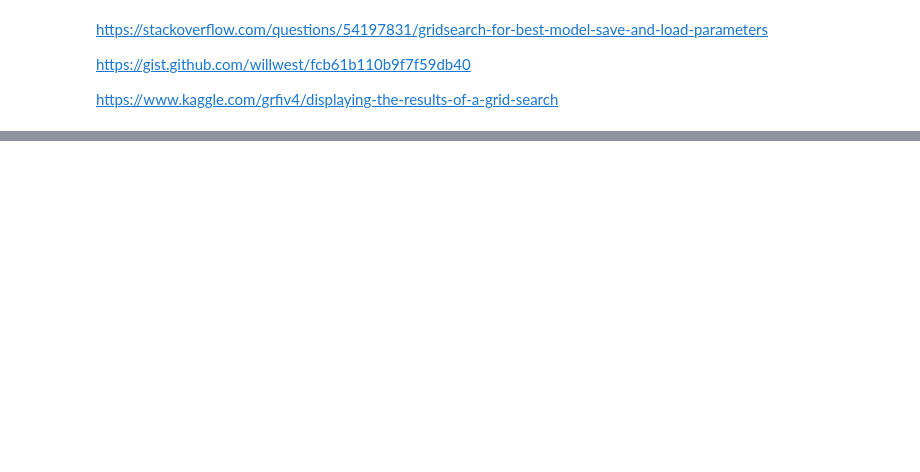
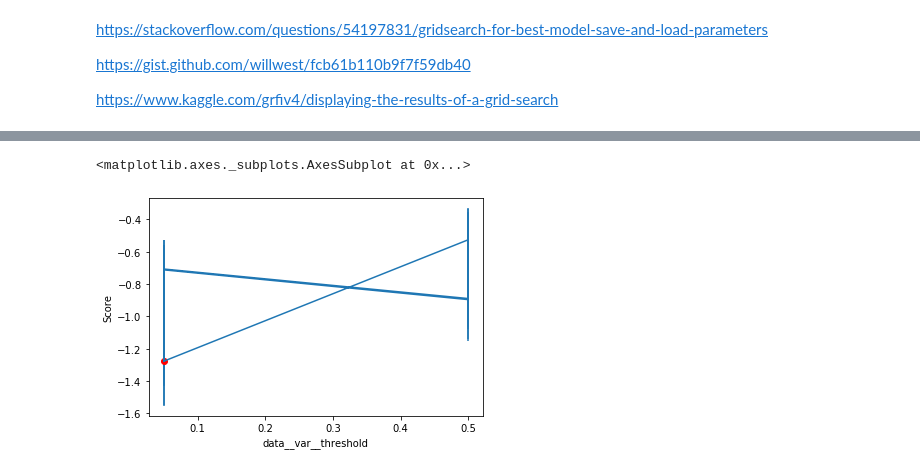
Before and after one commit to lineojcd/aml-2019, a Jupyter notebook: task1/test_pipeline.ipynb, the cells around one changed output, grey strips where cells are left out. Cells and saved outputs as stored; diff of their text form; code cells hidden in the pictures; blank space fills up the shorter version.

```diff
--- a/task1/test_pipeline.ipynb
+++ b/task1/test_pipeline.ipynb
@@ -76,0 +89,5 @@ for i in param_grid.keys():
+# %%
+grid_search_plot(grid_search, 'data__var__threshold', fit_time=False)
+# %% [output]
+<matplotlib.axes._subplots.AxesSubplot at 0x...>
+[figure, added]
```
Also changed, not shown: parts of 8 cells of this notebook, 4 other files.
